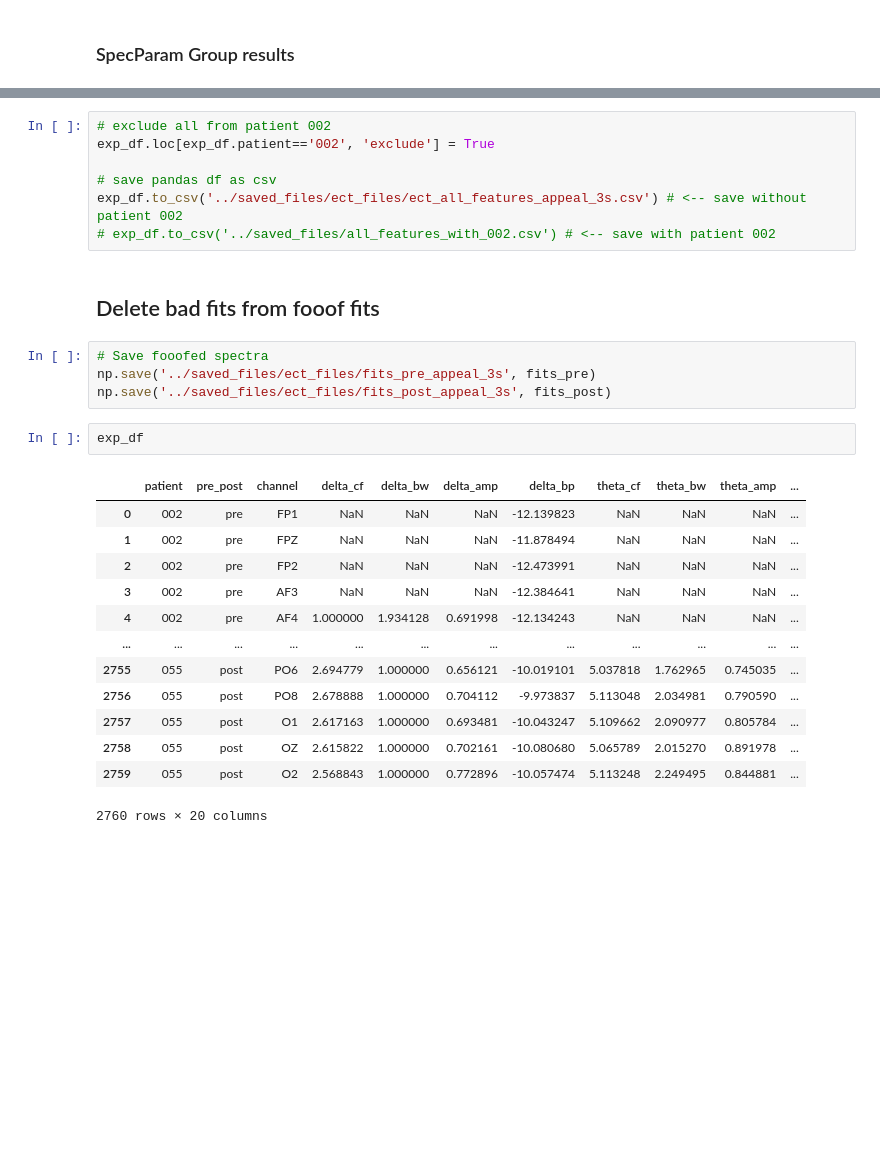
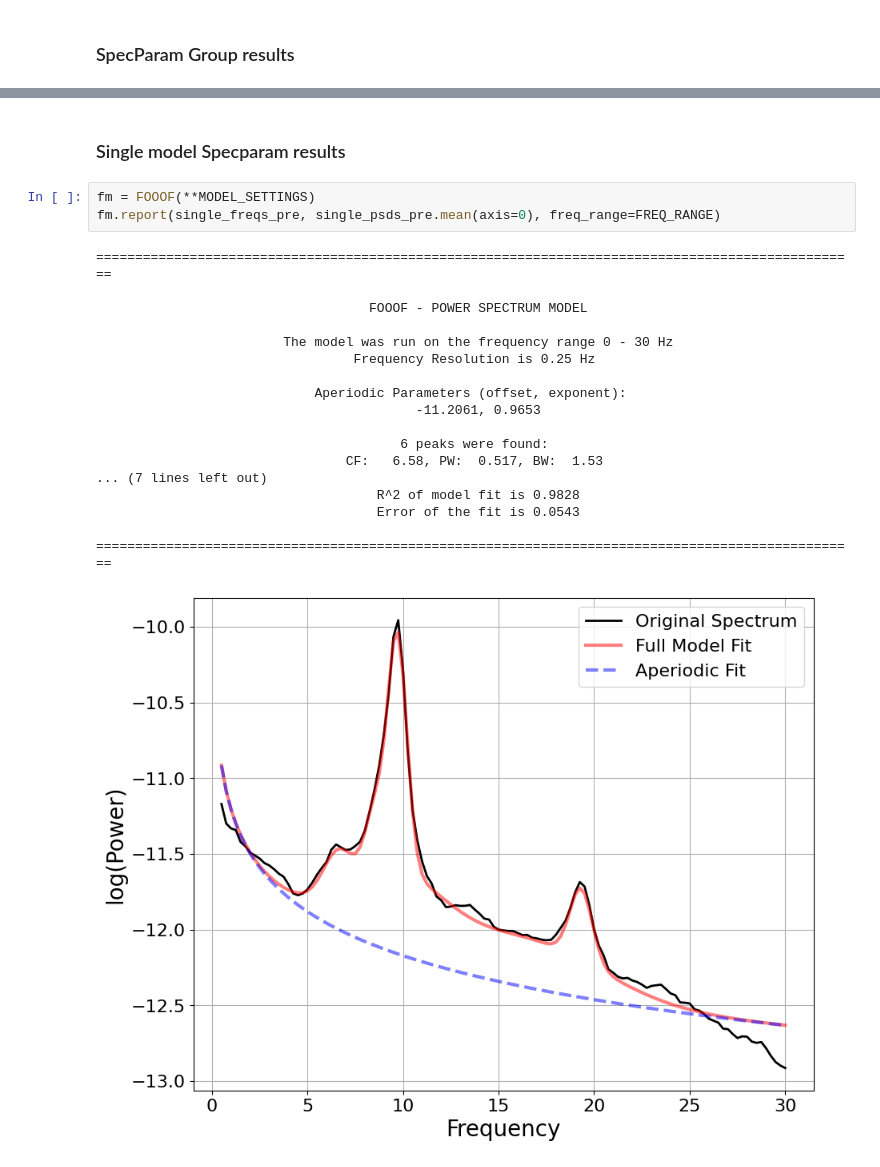
Before and after one commit to voytekresearch/ECT-MST, a Jupyter notebook: 00-ECT/01-ect_specparam.ipynb, the cells around one changed output, grey strips where cells are left out. Saved outputs shown, nothing was run; the diff lists cells and outputs as text; blank space fills up the shorter version.

Commit message:
updated ect_specparam notebook

```diff
--- a/00-ECT/01-ect_specparam.ipynb
+++ b/00-ECT/01-ect_specparam.ipynb
@@ -508,29 +119,24 @@ exp_df = pd.concat([exp_pre_df, exp_post_df], axis=0, ignore_index=True)
-# %%
-# exclude all from patient 002
-exp_df.loc[exp_df.patient=='002', 'exclude'] = True
-
-# save pandas df as csv
-exp_df.to_csv('../saved_files/ect_files/ect_all_features_appeal_3s.csv') # <-- save without patient 002
-# exp_df.to_csv('../saved_files/all_features_with_002.csv') # <-- save with patient 002
-# %% [markdown]
-## Delete bad fits from fooof fits
-# %%
-# Save fooofed spectra
-np.save('../saved_files/ect_files/fits_pre_appeal_3s', fits_pre)
-np.save('../saved_files/ect_files/fits_post_appeal_3s', fits_post)
-# %%
-exp_df
-# %% [output]
-|  | patient | pre_post | channel | delta_cf | delta_bw | delta_amp | delta_bp | theta_cf | theta_bw | theta_amp | ... |
-| 0 | 002 | pre | FP1 | NaN | NaN | NaN | -12.139823 | NaN | NaN | NaN | ... |
-| 1 | 002 | pre | FPZ | NaN | NaN | NaN | -11.878494 | NaN | NaN | NaN | ... |
-| 2 | 002 | pre | FP2 | NaN | NaN | NaN | -12.473991 | NaN | NaN | NaN | ... |
-| 3 | 002 | pre | AF3 | NaN | NaN | NaN | -12.384641 | NaN | NaN | NaN | ... |
-| 4 | 002 | pre | AF4 | 1.000000 | 1.934128 | 0.691998 | -12.134243 | NaN | NaN | NaN | ... |
-| ... | ... | ... | ... | ... | ... | ... | ... | ... | ... | ... | ... |
-| 2755 | 055 | post | PO6 | 2.694779 | 1.000000 | 0.656121 | -10.019101 | 5.037818 | 1.762965 | 0.745035 | ... |
-| 2756 | 055 | post | PO8 | 2.678888 | 1.000000 | 0.704112 | -9.973837 | 5.113048 | 2.034981 | 0.790590 | ... |
-| 2757 | 055 | post | O1 | 2.617163 | 1.000000 | 0.693481 | -10.043247 | 5.109662 | 2.090977 | 0.805784 | ... |
-| 2758 | 055 | post | OZ | 2.615822 | 1.000000 | 0.702161 | -10.080680 | 5.065789 | 2.015270 | 0.891978 | ... |
-| 2759 | 055 | post | O2 | 2.568843 | 1.000000 | 0.772896 | -10.057474 | 5.113248 | 2.249495 | 0.844881 | ... |
-2760 rows × 20 columns
+# %% [markdown]
+### Single model Specparam results
+# %%
+fm = FOOOF(**MODEL_SETTINGS)
+fm.report(single_freqs_pre, single_psds_pre.mean(axis=0), freq_range=FREQ_RANGE)
+# %% [output]
+==================================================================================================
+
+                                   FOOOF - POWER SPECTRUM MODEL
+
+                        The model was run on the frequency range 0 - 30 Hz
+                                 Frequency Resolution is 0.25 Hz
+
+                            Aperiodic Parameters (offset, exponent):
+                                         -11.2061, 0.9653
+
+                                       6 peaks were found:
+                                CF:   6.58, PW:  0.517, BW:  1.53
+... (7 lines left out)
+                                    R^2 of model fit is 0.9828
+                                    Error of the fit is 0.0543
+
+==================================================================================================
+[figure, added]
```
Also changed, not shown: parts of 61 cells of this notebook, 1 other file.
